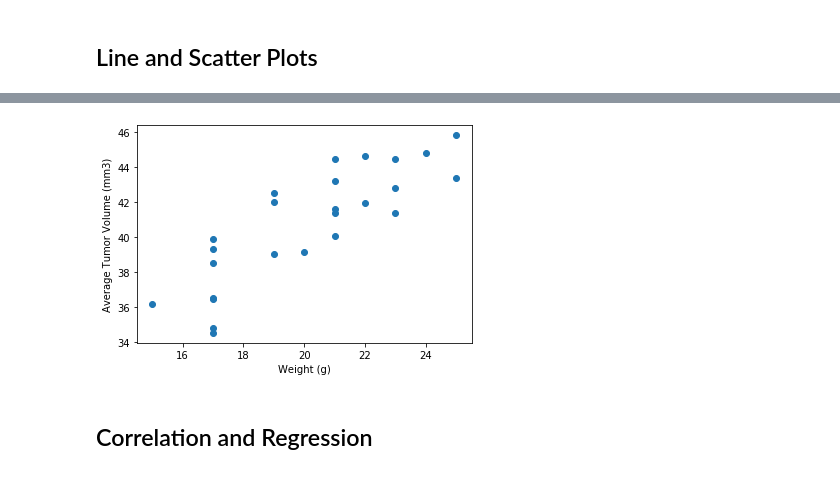
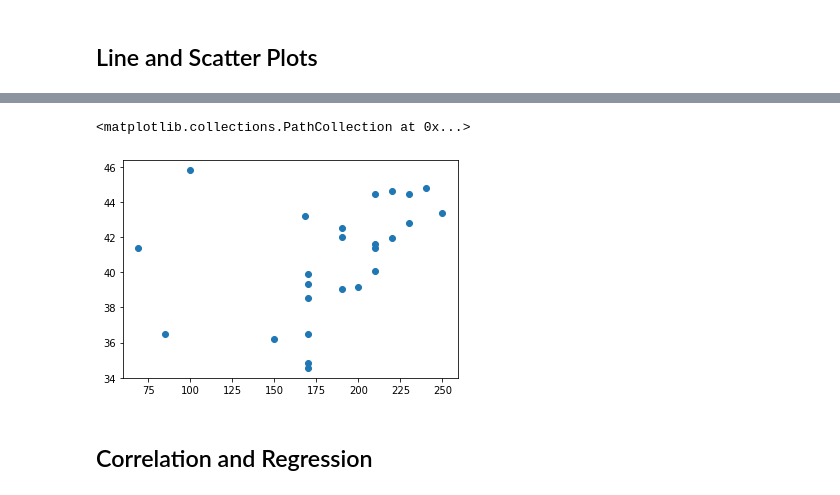
Before and after one commit to lilphonsdale/matplotlib-challenge, a Jupyter notebook: Pymaceuticals/pymaceuticals_analysis.ipynb, the cells around one changed output, grey strips where cells are left out. Cells and saved outputs as stored; diff of their text form; code cells hidden in the pictures.

```diff
--- a/Pymaceuticals/pymaceuticals_analysis.ipynb
+++ b/Pymaceuticals/pymaceuticals_analysis.ipynb
@@ -226,7 +233,14 @@ NameError: name 'Infubinol' is not defined
 # %%
 # Generate a scatter plot of average tumor volume vs. mouse weight for the Capomulin regimen
+capomulin = new_df.loc[new_df['Drug Regimen']=='Capomulin',:]
+
+capomulin_weight = capomulin.groupby('Mouse ID')['Weight (g)'].sum()
+capomulin_volume = capomulin.groupby('Mouse ID')['Tumor Volume (mm3)'].mean()
+
+plt.scatter(capomulin_weight,capomulin_volume)
 # %% [output]
+<matplotlib.collections.PathCollection at 0x...>
-[figure, old version]
+[figure, new version]
 # %% [markdown]
 ## Correlation and Regression
 # %%
```
Also changed, not shown: parts of 5 cells of this notebook, 2 other files.
